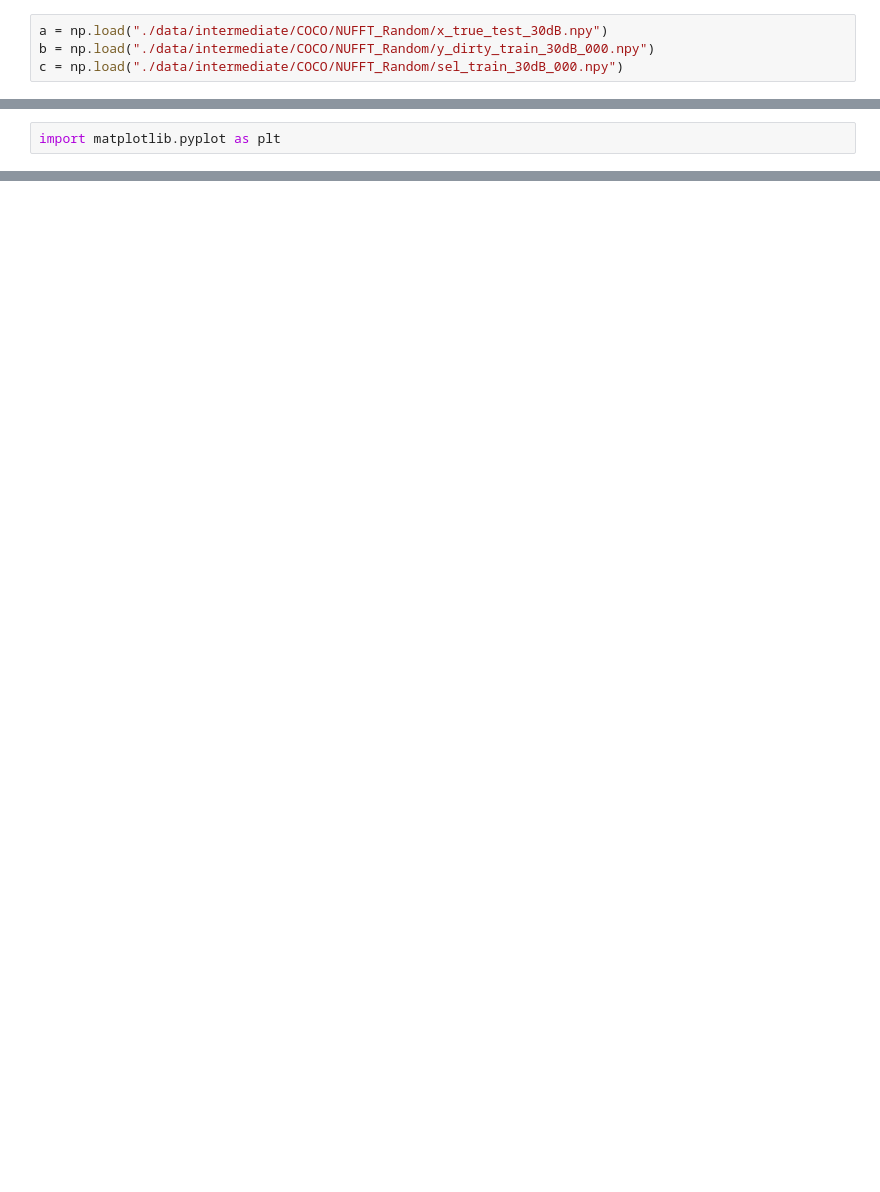
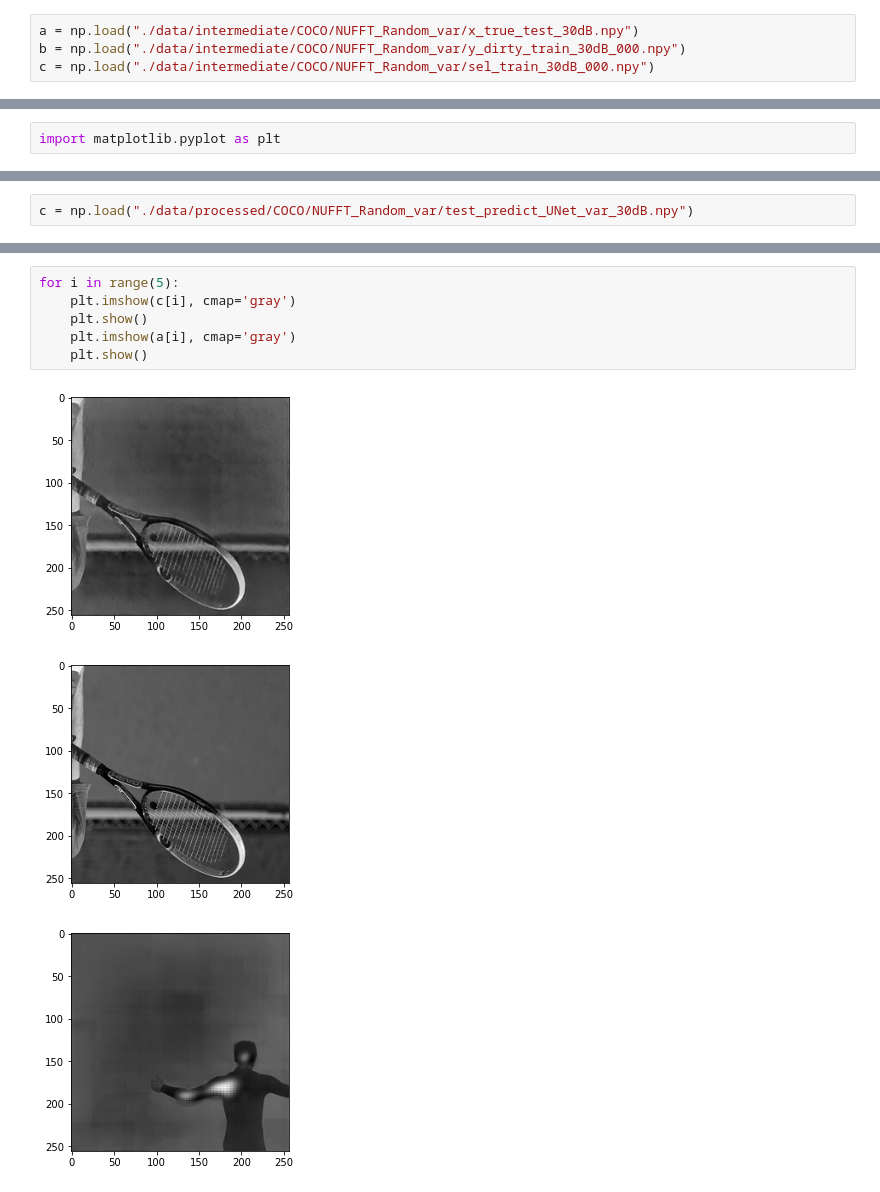
Before and after one commit to astro-informatics/LeIA, a Jupyter notebook: notebooks/sub-sampled-nufft.ipynb, the cells around one changed output, grey strips where cells are left out. Drawn from its saved outputs; the diff is of its cells as text; blank space fills up the shorter version.

Commit message:
add and update variational networks and training

```diff
--- a/notebooks/sub-sampled-nufft.ipynb
+++ b/notebooks/sub-sampled-nufft.ipynb
@@ -549,7 +656,7 @@ import numpy as np
 # %%
-a = np.load("./data/intermediate/COCO/NUFFT_Random/x_true_test_30dB.npy")
-b = np.load("./data/intermediate/COCO/NUFFT_Random/y_dirty_train_30dB_000.npy")
-c = np.load("./data/intermediate/COCO/NUFFT_Random/sel_train_30dB_000.npy")
+a = np.load("./data/intermediate/COCO/NUFFT_Random_var/x_true_test_30dB.npy")
+b = np.load("./data/intermediate/COCO/NUFFT_Random_var/y_dirty_train_30dB_000.npy")
+c = np.load("./data/intermediate/COCO/NUFFT_Random_var/sel_train_30dB_000.npy")
 # %%
 a.shape, b.shape, c.shape
 # %% [output]
@@ -570,3 +681,5 @@ array([ 0.01904416-0.0016421j , -0.00974499-0.01699026j,
+# %%
+c = np.load("./data/processed/COCO/NUFFT_Random_var/test_predict_UNet_var_30dB.npy")
 # %%
 c.shape
 # %% [output]
@@ -573,0 +691,10 @@ c.shape
+# %%
+for i in range(5):
+    plt.imshow(c[i], cmap='gray')
+    plt.show()
+    plt.imshow(a[i], cmap='gray')
+    plt.show()
+# %% [output]
+[figure, added]
+[figure, added]
+[figure, added]
```
Also changed, not shown: parts of 70 cells of this notebook, 6 other files.
